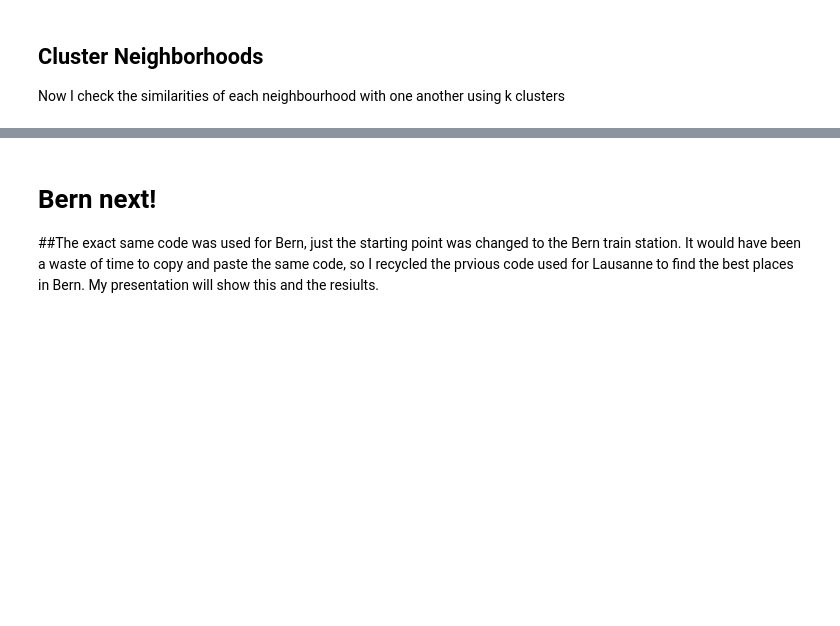
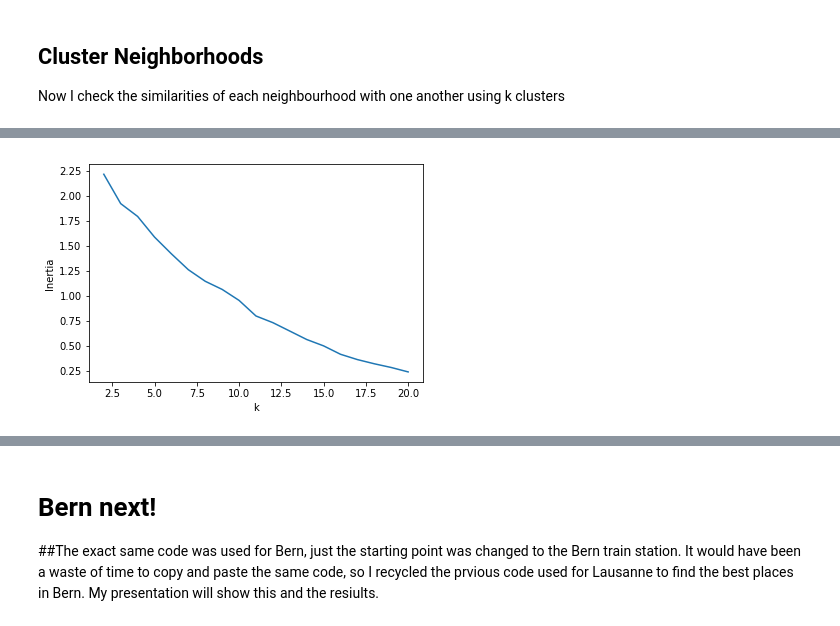
Before and after one commit to blueredindigo/Coursera_Capstone, a Jupyter notebook: Capstone_Project__Move_to_Bern.ipynb, the cells around one changed output, grey strips where cells are left out. Drawn from its saved outputs; the diff is of its cells as text; code cells hidden in the pictures; blank space fills up the shorter version.

```diff
--- a/Capstone_Project__Move_to_Bern.ipynb
+++ b/Capstone_Project__Move_to_Bern.ipynb
@@ -451,3 +456,20 @@ neighborhoods_venues_sorted.head()
 # %% [markdown]
 ## Cluster Neighborhoods
 Now I check the similarities of each neighbourhood with one another using k clusters
+# %%
+# Cluster using K-means
+# First, see how different k value affects the clustering in terms of 'inertia'
+k_min, k_max = 2, 20
+lausanne_grouped_clustering = lausanne_grouped.drop('Neighborhood', 1)
+inertia_list = []
+
+for k in range(k_min, k_max+1):
+    kmeans = KMeans(init = 'k-means++', n_clusters = k, n_init = 12)
+    kmeans.fit(lausanne_grouped_clustering)
+    inertia_list.append(kmeans.inertia_)
+    print('k={}: inertia={}'.format(k,kmeans.inertia_))
+# run k-means clustering
+
+
+# check cluster labels generated for each row in the dataframe
+#kmeans.labels_[0:10]
@@ -454,3 +496,11 @@ Now I check the similarities of each neighbourhood with one another using k clus
+# %%
+k_list = list(range(k_min,k_max+1))
+plt.xlabel('k')
+plt.ylabel('Inertia')
+fig = plt.plot(np.array(k_list), np.array(inertia_list))
+plt.savefig('inertia plot.png')
+# %% [output]
+[figure, added]
 # %%
 # set number of clusters
 kclusters = 8
```
Also changed, not shown: parts of 18 cells of this notebook.
